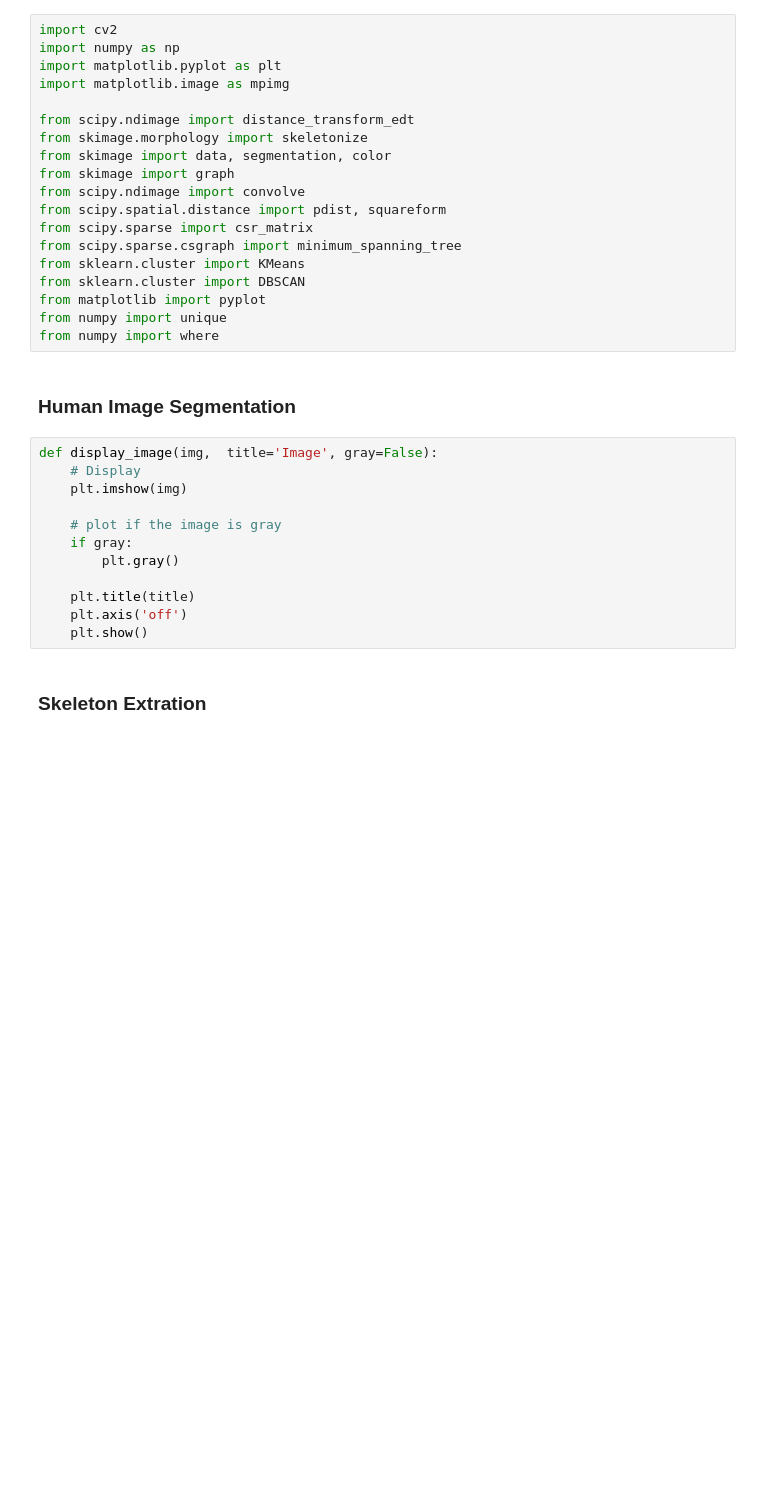
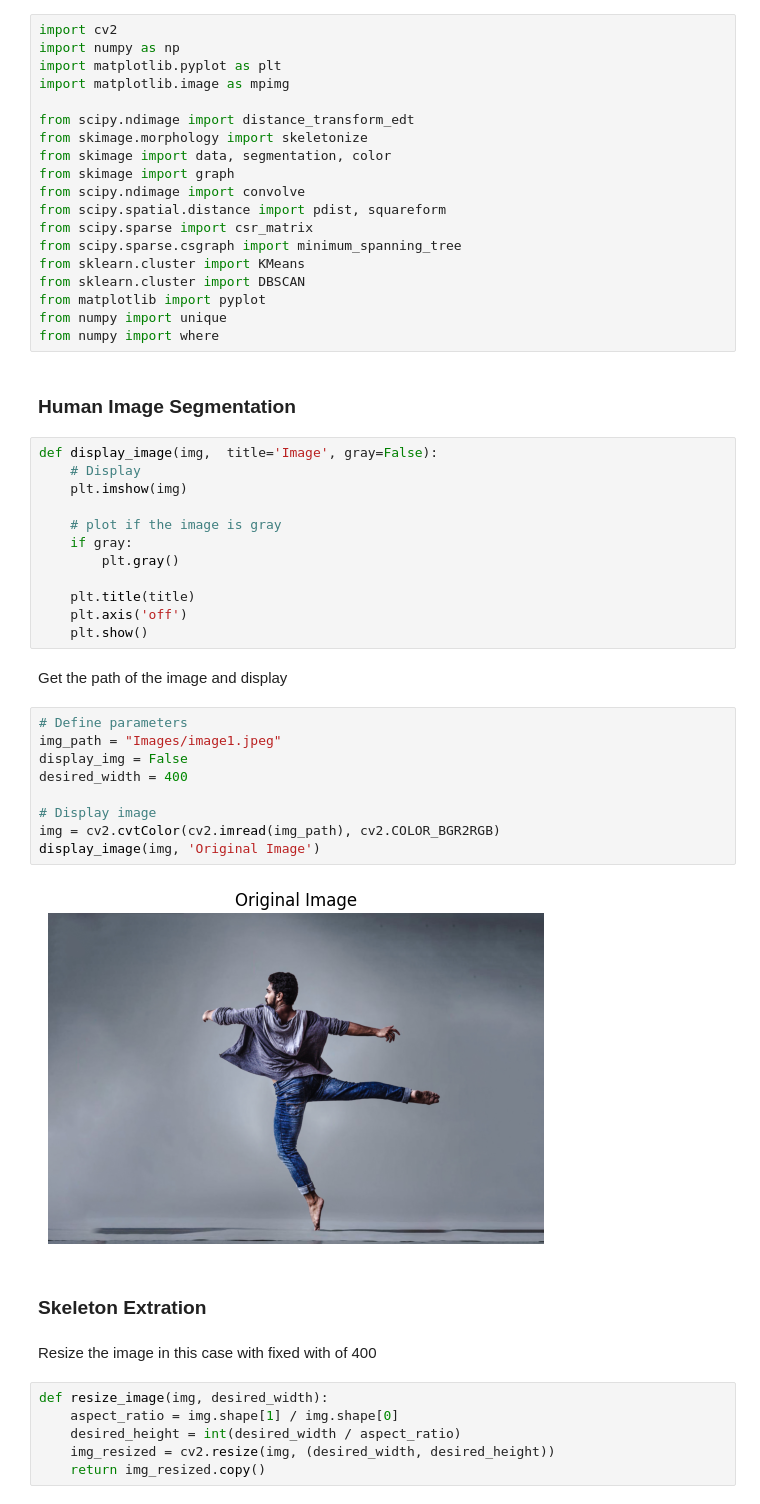
Before and after one commit to EmeraldMP/vision_CS, a Jupyter notebook: segment_and_skeletization.ipynb, the cells around one changed output. Drawn from its saved outputs; the diff is of its cells as text; blank space fills up the shorter version.

```diff
--- a/segment_and_skeletization.ipynb
+++ b/segment_and_skeletization.ipynb
@@ -56,5 +56,26 @@ def display_image(img,  title='Image', gray=False):
     plt.title(title)
     plt.axis('off')
     plt.show()
+# %% [markdown]
+Get the path of the image and display
+# %%
+# Define parameters
+img_path = "Images/image1.jpeg"
+display_img = False
+desired_width = 400
+
+# Display image
+img = cv2.cvtColor(cv2.imread(img_path), cv2.COLOR_BGR2RGB)
+display_image(img, 'Original Image')
+# %% [output]
+[figure, added]
 # %% [markdown]
 ### Skeleton Extration
+# %% [markdown]
+Resize the image in this case with fixed with of 400
+# %%
+def resize_image(img, desired_width):
+    aspect_ratio = img.shape[1] / img.shape[0]
+    desired_height = int(desired_width / aspect_ratio)
+    img_resized = cv2.resize(img, (desired_width, desired_height))
+    return img_resized.copy()
```
Also changed, not shown: parts of 15 cells of this notebook, 4 other files.
